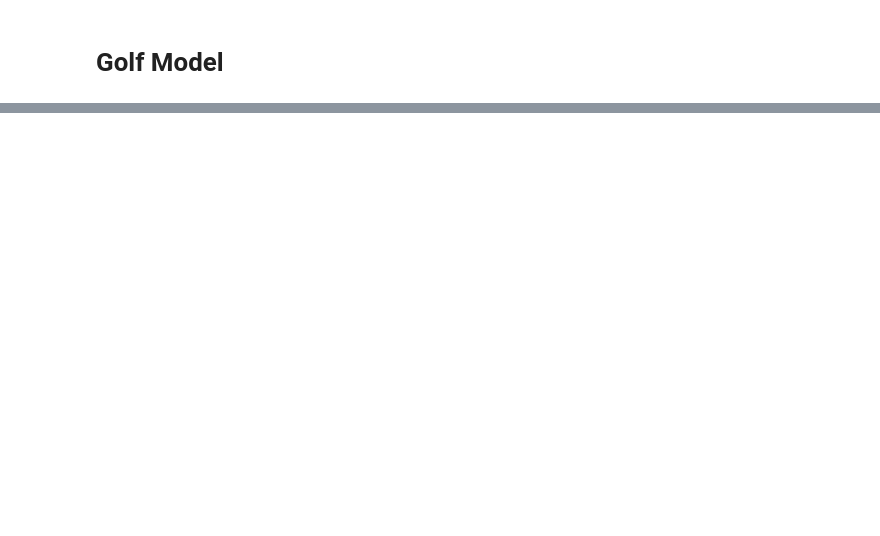
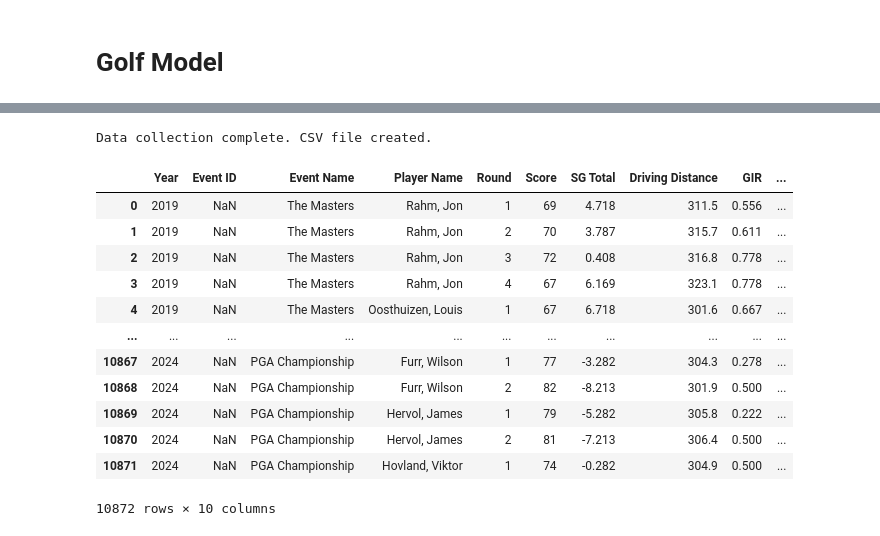
Before and after one commit to apell74/golf_model, a Jupyter notebook: index.ipynb, the cells around one changed output, grey strips where cells are left out. Drawn from its saved outputs; the diff is of its cells as text; code cells hidden in the pictures; blank space fills up the shorter version.

```diff
--- a/index.ipynb
+++ b/index.ipynb
@@ -89,0 +235,69 @@ print(golf_data_df.head())
+# %%
+event_list_url = "https://feeds.datagolf.com/historical-raw-data/event-list"
+data_base_url = "https://feeds.datagolf.com/historical-raw-data/rounds"
+
+# Define the years of interest
+years_of_interest = range(2019, datetime.now().year + 1)
+
+# The names of the major tournaments
+majors_names = ['The Masters', 'U.S. Open', 'The Open Championship', 'PGA Championship']
+
+# Fetch the event IDs for each major tournament
+majors_event_ids = {year: {major: None for major in majors_names} for year in years_of_interest}
+
+for year in years_of_interest:
+    for event_name, event_id in majors_event_ids[year].items():  # Use the event IDs for each major
+        # Get the stats for the event
+        stats = get_golf_stats('pga', event_id, year, api_key)
+        # ... (rest of your stats collection and CSV writing code)
+
+filename = 'full_golf_data.csv'
+
+# Open the file and write the CSV data
+with open(filename, 'w', newline='') as file:
+    writer = csv.writer(file)
+    writer.writerow(['Year', 'Event ID', 'Event Name', 'Player Name', 'Round', 'Score', 'SG Total', 'Driving Distance', 'GIR', 'Scrambling'])
+
+    for year in years_of_interest:
+        for event_name, event_id in event_ids.items():
+            # Get the stats for event
+            stats = get_golf_stats('pga', event_id, year, api_key)
+
+            # Check if stats is not None
+            if stats:
+                # Process and write data to CSV
+                for player in stats['scores']:
+                    for round_number, round_data in player.items():
+                        if round_number.startswith('round_'):
+                            writer.writerow([
+                                year,
+                                event_id,
+                                event_name,
+                                player['player_name'],
+                                round_number[-1],
+                                round_data['score'],
+                                round_data['sg_total'],
+                                round_data['driving_dist'],
+                                round_data['gir'],
+                                round_data['scrambling']
+                            ])
+
+print("Data collection complete. CSV file created.")
+# %% [output]
+Data collection complete. CSV file created.
+# %%
+pd.read_csv('full_golf_data.csv')
+# %% [output]
+|  | Year | Event ID | Event Name | Player Name | Round | Score | SG Total | Driving Distance | GIR | ... |
+| 0 | 2019 | NaN | The Masters | Rahm, Jon | 1 | 69 | 4.718 | 311.5 | 0.556 | ... |
+| 1 | 2019 | NaN | The Masters | Rahm, Jon | 2 | 70 | 3.787 | 315.7 | 0.611 | ... |
+| 2 | 2019 | NaN | The Masters | Rahm, Jon | 3 | 72 | 0.408 | 316.8 | 0.778 | ... |
+| 3 | 2019 | NaN | The Masters | Rahm, Jon | 4 | 67 | 6.169 | 323.1 | 0.778 | ... |
+| 4 | 2019 | NaN | The Masters | Oosthuizen, Louis | 1 | 67 | 6.718 | 301.6 | 0.667 | ... |
+| ... | ... | ... | ... | ... | ... | ... | ... | ... | ... | ... |
+| 10867 | 2024 | NaN | PGA Championship | Furr, Wilson | 1 | 77 | -3.282 | 304.3 | 0.278 | ... |
+| 10868 | 2024 | NaN | PGA Championship | Furr, Wilson | 2 | 82 | -8.213 | 301.9 | 0.500 | ... |
+| 10869 | 2024 | NaN | PGA Championship | Hervol, James | 1 | 79 | -5.282 | 305.8 | 0.222 | ... |
+| 10870 | 2024 | NaN | PGA Championship | Hervol, James | 2 | 81 | -7.213 | 306.4 | 0.500 | ... |
+| 10871 | 2024 | NaN | PGA Championship | Hovland, Viktor | 1 | 74 | -0.282 | 304.9 | 0.500 | ... |
+10872 rows × 10 columns
```
Also changed, not shown: parts of 17 cells of this notebook, 4 other files.
